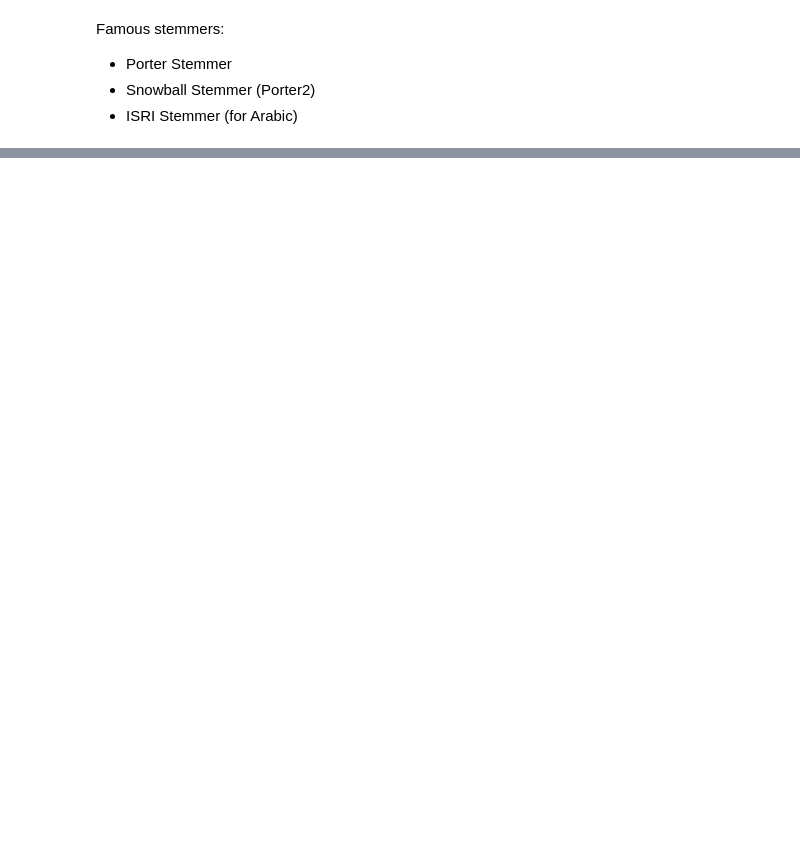
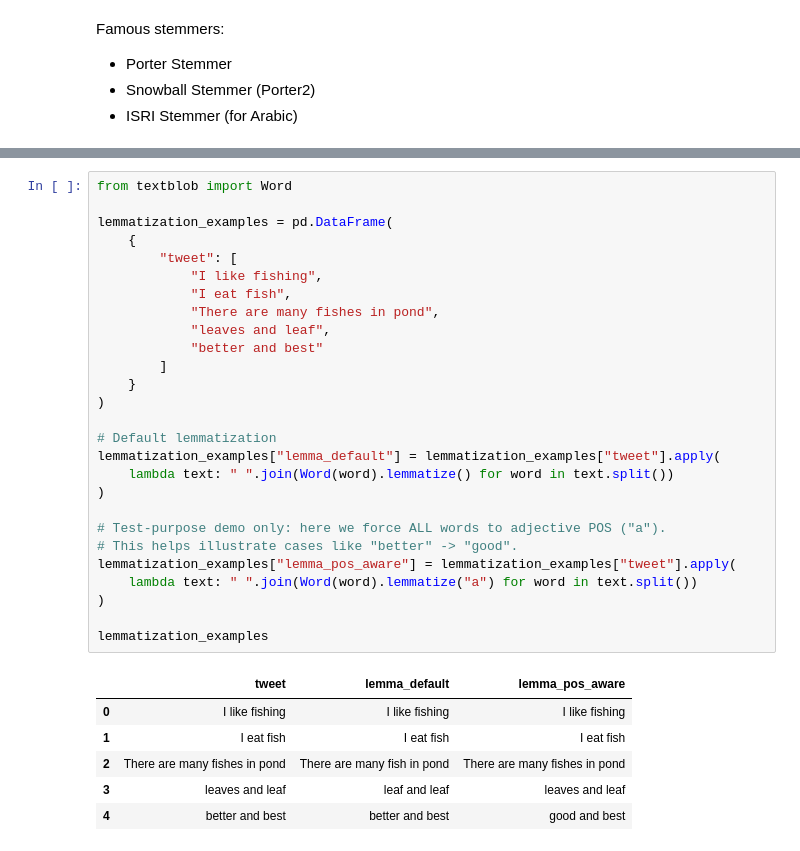
Before and after one commit to sumaia-a-k/NLP-2026, a Jupyter notebook: P12026-part2.ipynb, the cells around one changed output, grey strips where cells are left out. Cells and saved outputs as stored; diff of their text form; blank space fills up the shorter version.

Commit message:
[#5] add lemmatization for the pre-processing steps

```diff
--- a/P12026-part2.ipynb
+++ b/P12026-part2.ipynb
@@ -437,0 +458,34 @@ Famous stemmers:
+# %%
+from textblob import Word
+
+lemmatization_examples = pd.DataFrame(
+    {
+        "tweet": [
+            "I like fishing",
+            "I eat fish",
+            "There are many fishes in pond",
+            "leaves and leaf",
+            "better and best"
+        ]
+    }
+)
+
+# Default lemmatization
+lemmatization_examples["lemma_default"] = lemmatization_examples["tweet"].apply(
+    lambda text: " ".join(Word(word).lemmatize() for word in text.split())
+)
+
+# Test-purpose demo only: here we force ALL words to adjective POS ("a").
+# This helps illustrate cases like "better" -> "good".
+lemmatization_examples["lemma_pos_aware"] = lemmatization_examples["tweet"].apply(
+    lambda text: " ".join(Word(word).lemmatize("a") for word in text.split())
+)
+
+lemmatization_examples
+# %% [output]
+|  | tweet | lemma_default | lemma_pos_aware |
+| 0 | I like fishing | I like fishing | I like fishing |
+| 1 | I eat fish | I eat fish | I eat fish |
+| 2 | There are many fishes in pond | There are many fish in pond | There are many fishes in pond |
+| 3 | leaves and leaf | leaf and leaf | leaves and leaf |
+| 4 | better and best | better and best | good and best |
```
Also changed, not shown: parts of 6 cells of this notebook.
